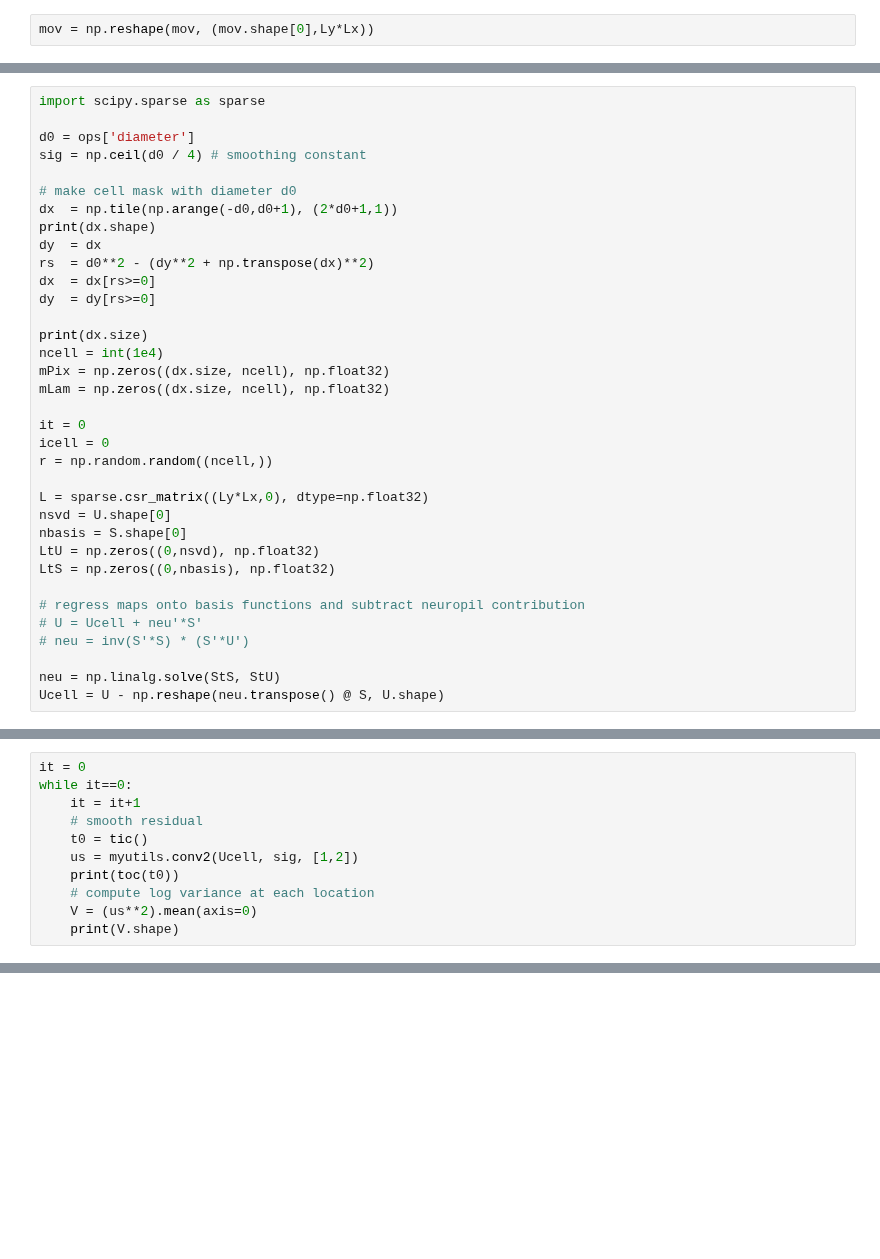
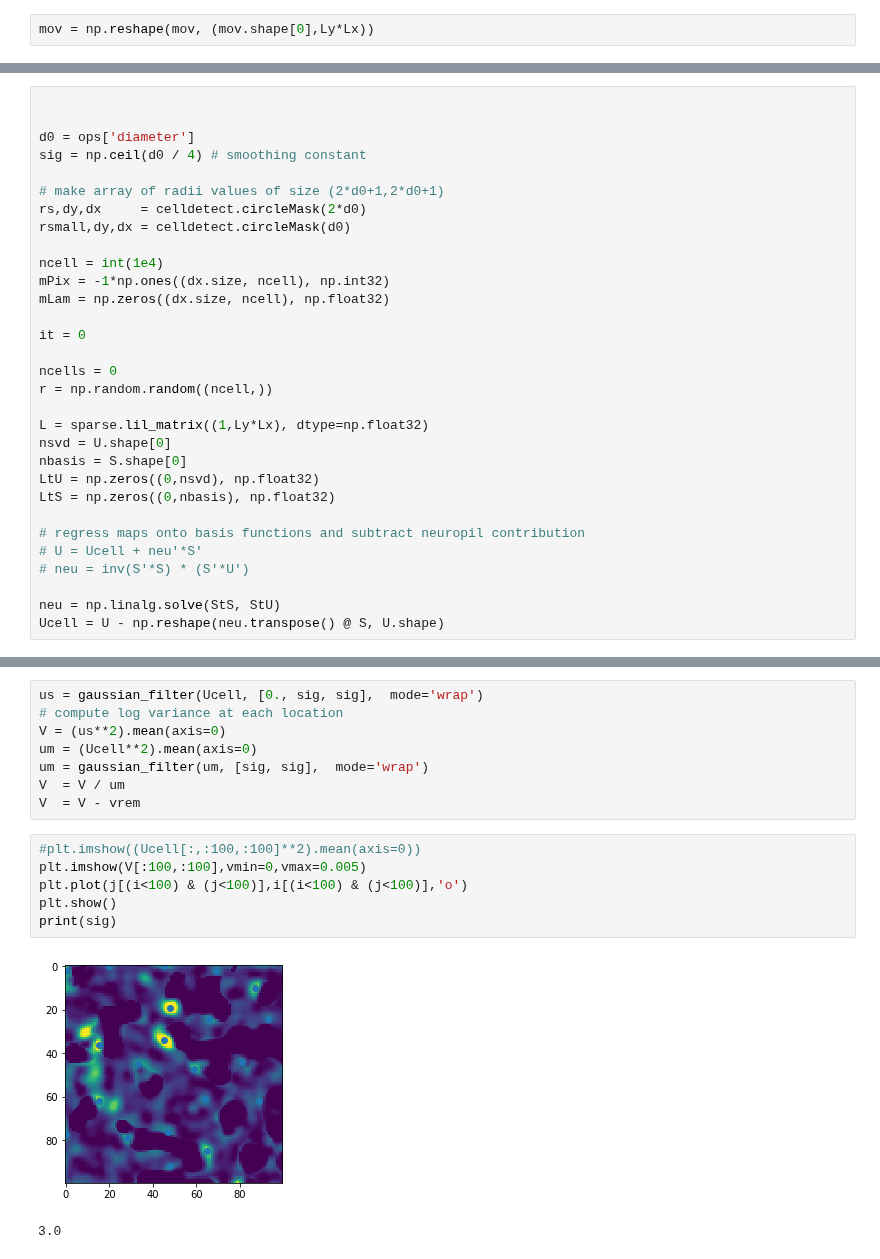
Before and after one commit to MouseLand/suite2p, a Jupyter notebook: trycelldetect.ipynb, the cells around one changed output, grey strips where cells are left out. Saved outputs shown, nothing was run; the diff lists cells and outputs as text; blank space fills up the shorter version.

```diff
--- a/trycelldetect.ipynb
+++ b/trycelldetect.ipynb
@@ -156,27 +161,23 @@ U = np.reshape(U, (nsvd,Ly,Lx))
 # %%
-import scipy.sparse as sparse
+
 
 d0 = ops['diameter']
 sig = np.ceil(d0 / 4) # smoothing constant
 
-# make cell mask with diameter d0
-dx  = np.tile(np.arange(-d0,d0+1), (2*d0+1,1))
-print(dx.shape)
-dy  = dx
-rs  = d0**2 - (dy**2 + np.transpose(dx)**2)
-dx  = dx[rs>=0]
-dy  = dy[rs>=0]
+# make array of radii values of size (2*d0+1,2*d0+1)
+rs,dy,dx     = celldetect.circleMask(2*d0)
+rsmall,dy,dx = celldetect.circleMask(d0)
 
-print(dx.size)
 ncell = int(1e4)
-mPix = np.zeros((dx.size, ncell), np.float32)
+mPix = -1*np.ones((dx.size, ncell), np.int32)
 mLam = np.zeros((dx.size, ncell), np.float32)
 
 it = 0
-icell = 0
+
+ncells = 0
 r = np.random.random((ncell,))
 
-L = sparse.csr_matrix((Ly*Lx,0), dtype=np.float32)
+L = sparse.lil_matrix((1,Ly*Lx), dtype=np.float32)
 nsvd = U.shape[0]
 nbasis = S.shape[0]
 LtU = np.zeros((0,nsvd), np.float32)
@@ -194,11 +191,0 @@ Ucell = U - np.reshape(neu.transpose() @ S, U.shape)
-# %%
-it = 0
-while it==0:
-    it = it+1
-    # smooth residual
-    t0 = tic()
-    us = myutils.conv2(Ucell, sig, [1,2])
-    print(toc(t0))
-    # compute log variance at each location
-    V = (us**2).mean(axis=0)
-    print(V.shape)
@@ -215,0 +371,17 @@ while it==0:
+# %%
+us = gaussian_filter(Ucell, [0., sig, sig],  mode='wrap')
+# compute log variance at each location
+V = (us**2).mean(axis=0)
+um = (Ucell**2).mean(axis=0)
+um = gaussian_filter(um, [sig, sig],  mode='wrap')
+V  = V / um
+V  = V - vrem
+# %%
+#plt.imshow((Ucell[:,:100,:100]**2).mean(axis=0))
+plt.imshow(V[:100,:100],vmin=0,vmax=0.005)
+plt.plot(j[(i<100) & (j<100)],i[(i<100) & (j<100)],'o')
+plt.show()
+print(sig)
+# %% [output]
+[figure, added]
+3.0
```
Also changed, not shown: parts of 26 cells of this notebook.
